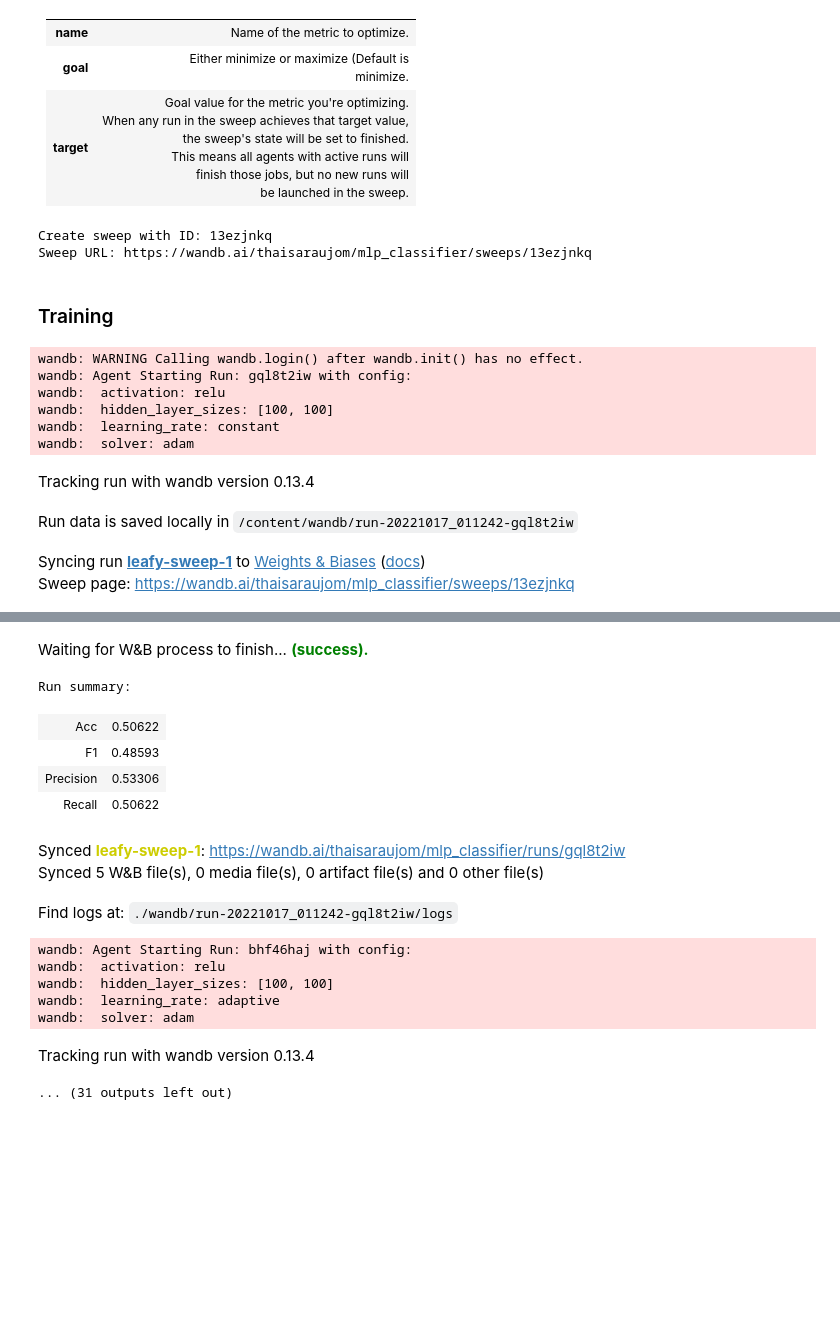
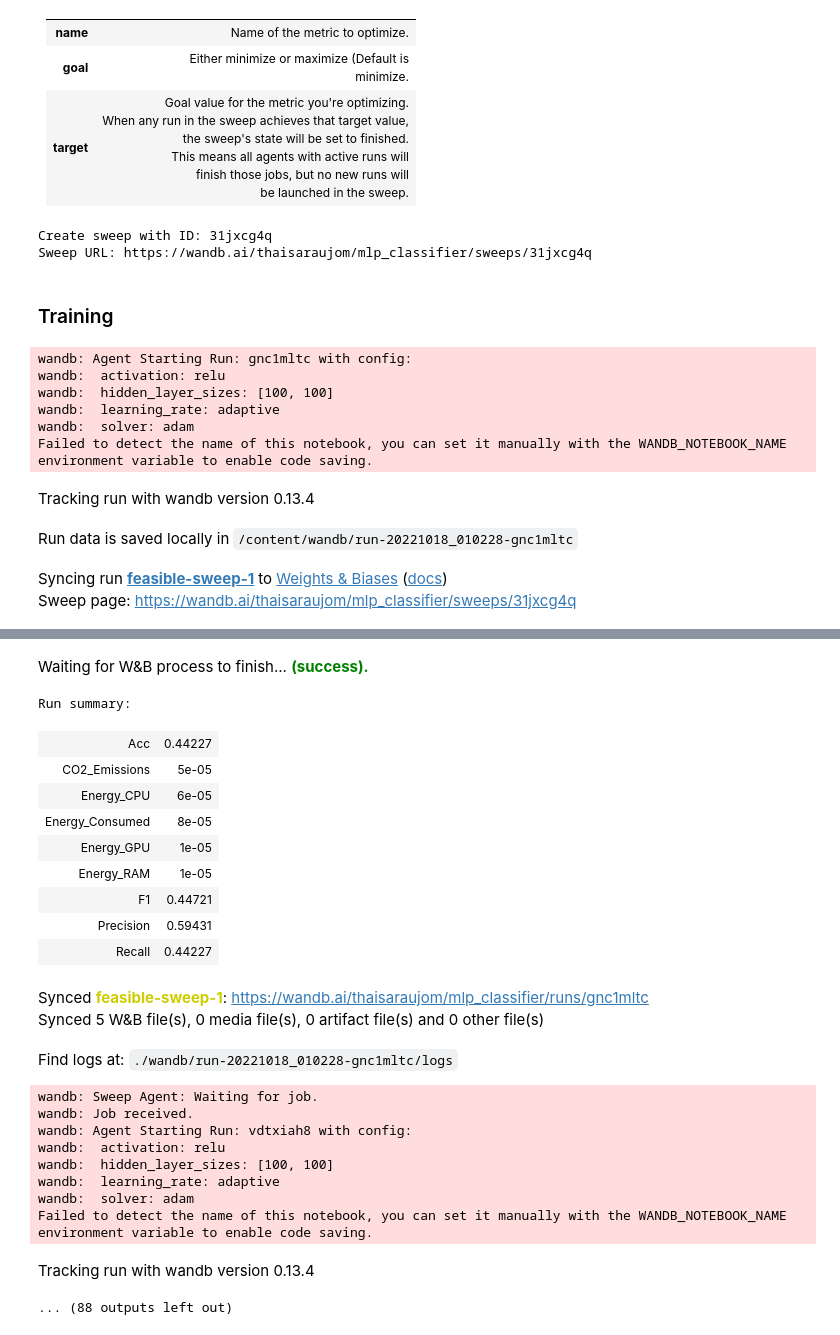
Before and after one commit to thaisaraujom/embedded_artificial_intelligence, a Jupyter notebook: projects/project_1/mlp_classifier/sweep/4_train.ipynb, the cells around one changed output, grey strips where cells are left out. Cells and saved outputs as stored; diff of their text form; code cells hidden in the pictures; blank space fills up the shorter version.

Commit message:
#17-project 1[sweep mlp]

```diff
--- a/projects/project_1/mlp_classifier/sweep/4_train.ipynb
+++ b/projects/project_1/mlp_classifier/sweep/4_train.ipynb
@@ -234,15 +241,14 @@ Describes the metric to optimize. This metric should be logged **explicitly** to
 # %%
 # Configure the sweep
 sweep_config = {
-    'name': 'sweep_mlp',
-    'method': 'grid',
+    'method': 'random',
     'metric': {
       'name': 'accuracy',
       'goal': 'maximize'
     },
     'parameters': {
         'hidden_layer_sizes': {
-            "values":[(100,100), (200, 200)],
+            "values":[(100,100), (100, 100)],
         },
         'activation': {
             'values': ['relu']
@@ -258,8 +264,8 @@ sweep_config = {
 # %%
 sweep_id = wandb.sweep(sweep_config, project=args['project_name'])
 # %% [output]
-Create sweep with ID: 13ezjnkq
-Sweep URL: https://wandb.ai/thaisaraujom/mlp_classifier/sweeps/13ezjnkq
+Create sweep with ID: 31jxcg4q
+Sweep URL: https://wandb.ai/thaisaraujom/mlp_classifier/sweeps/31jxcg4q
 # %% [markdown]
 ### Training
 # %%
@@ -267,8 +273,8 @@ def train():
     with wandb.init() as run:
         # create codecarbon tracker
         # codecarbon is too much verbose, change the log level for more info
-        # tracker = EmissionsTracker(log_level="critical")
-        # tracker.start()
+        tracker = EmissionsTracker(log_level="critical")
+        tracker.start()
         model = MLPClassifier(hidden_layer_sizes=run.config.hidden_layer_sizes,
                               activation=run.config.activation,
                               solver=run.config.solver,
@@ -283,7 +289,7 @@ def train():
 
         # get co2 emissions from tracker
         # "CO2 emission (in Kg)"
-        # emissions = tracker.stop()
+        emissions = tracker.stop()
 
         # Evaluation Metrics
         logger.info("Evaluation metrics")
@@ -303,10 +309,10 @@ def train():
 
         acc = accuracy_score(val_y, predict)
 
-        logger.info("Test Accuracy: {}".format(acc))
-        logger.info("Test Precision: {}".format(precision))
-        logger.info("Test Recall: {}".format(recall))
-        logger.info("Test F1: {}".format(fbeta))
+        logger.info("Val Accuracy: {}".format(acc))
+        logger.info("Val Precision: {}".format(precision))
+        logger.info("Val Recall: {}".format(recall))
+        logger.info("Val F1: {}".format(fbeta))
 
         run.summary["Acc"] = acc
         run.summary["Precision"] = precision
@@ -314,26 +320,26 @@ def train():
         run.summary["F1"] = fbeta
 
         # energy unit is kWh
-        # run.summary["Energy_Consumed"] = tracker.final_emissions_data.energy_consumed
-        # run.summary["Energy_RAM"] = tracker.final_emissions_data.ram_energy
-        # run.summary["Energy_GPU"] = tracker.final_emissions_data.gpu_energy
-        # run.summary["Energy_CPU"] = tracker.final_emissions_data.cpu_energy
-        # # kg
-        # run.summary["CO2_Emissions"] = tracker.final_emissions_data.emissions
+        run.summary["Energy_Consumed"] = tracker.final_emissions_data.energy_consumed
+        run.summary["Energy_RAM"] = tracker.final_emissions_data.ram_energy
+        run.summary["Energy_GPU"] = tracker.final_emissions_data.gpu_energy
+        run.summary["Energy_CPU"] = tracker.final_emissions_data.cpu_energy
+        # kg
+        run.summary["CO2_Emissions"] = tracker.final_emissions_data.emissions
 # %%
 # Initialize a new sweep
 # Arguments:
 #     – sweep_id: the sweep_id to run - this was returned above by wandb.sweep()
 #     – function: function that defines your model architecture and trains it
-wandb.agent(sweep_id = sweep_id, function=train)
+wandb.agent(sweep_id = sweep_id, function=train, count=10)
 # %% [output]
-wandb: WARNING Calling wandb.login() after wandb.init() has no effect.
-wandb: Agent Starting Run: gql8t2iw with config:
+wandb: Agent Starting Run: gnc1mltc with config:
 wandb:  activation: relu
 wandb:  hidden_layer_sizes: [100, 100]
-wandb:  learning_rate: constant
+wandb:  learning_rate: adaptive
 wandb:  solver: adam
+Failed to detect the name of this notebook, you can set it manually with the WANDB_NOTEBOOK_NAME environment variable to enable code saving.
 Tracking run with wandb version 0.13.4
-Run data is saved locally in /content/wandb/run-20221017_011242-gql8t2iw
+Run data is saved locally in /content/wandb/run-20221018_010228-gnc1mltc
-Syncing run leafy-sweep-1 to Weights & Biases (docs)
-Sweep page: https://wandb.ai/thaisaraujom/mlp_classifier/sweeps/13ezjnkq
+Syncing run feasible-sweep-1 to Weights & Biases (docs)
+Sweep page: https://wandb.ai/thaisaraujom/mlp_classifier/sweeps/31jxcg4q
@@ -347,18 +353,26 @@ Sweep page: https://wandb.ai/thaisaraujom/mlp_classifier/sweeps/13ezjnkq
 Waiting for W&B process to finish... (success).
 Run summary:
-| Acc | 0.50622 |
-| F1 | 0.48593 |
-| Precision | 0.53306 |
-| Recall | 0.50622 |
+| Acc | 0.44227 |
+| CO2_Emissions | 5e-05 |
+| Energy_CPU | 6e-05 |
+| Energy_Consumed | 8e-05 |
+| Energy_GPU | 1e-05 |
+| Energy_RAM | 1e-05 |
+| F1 | 0.44721 |
+| Precision | 0.59431 |
+| Recall | 0.44227 |
-Synced leafy-sweep-1: https://wandb.ai/thaisaraujom/mlp_classifier/runs/gql8t2iw
+Synced feasible-sweep-1: https://wandb.ai/thaisaraujom/mlp_classifier/runs/gnc1mltc
 Synced 5 W&B file(s), 0 media file(s), 0 artifact file(s) and 0 other file(s)
-Find logs at: ./wandb/run-20221017_011242-gql8t2iw/logs
+Find logs at: ./wandb/run-20221018_010228-gnc1mltc/logs
-wandb: Agent Starting Run: bhf46haj with config:
+wandb: Sweep Agent: Waiting for job.
+wandb: Job received.
+wandb: Agent Starting Run: vdtxiah8 with config:
 wandb:  activation: relu
 wandb:  hidden_layer_sizes: [100, 100]
 wandb:  learning_rate: adaptive
 wandb:  solver: adam
+Failed to detect the name of this notebook, you can set it manually with the WANDB_NOTEBOOK_NAME environment variable to enable code saving.
 Tracking run with wandb version 0.13.4
-... (31 outputs left out)
+... (88 outputs left out)
 # %%
 run.finish()
```
Also changed, not shown: parts of 10 cells of this notebook.
